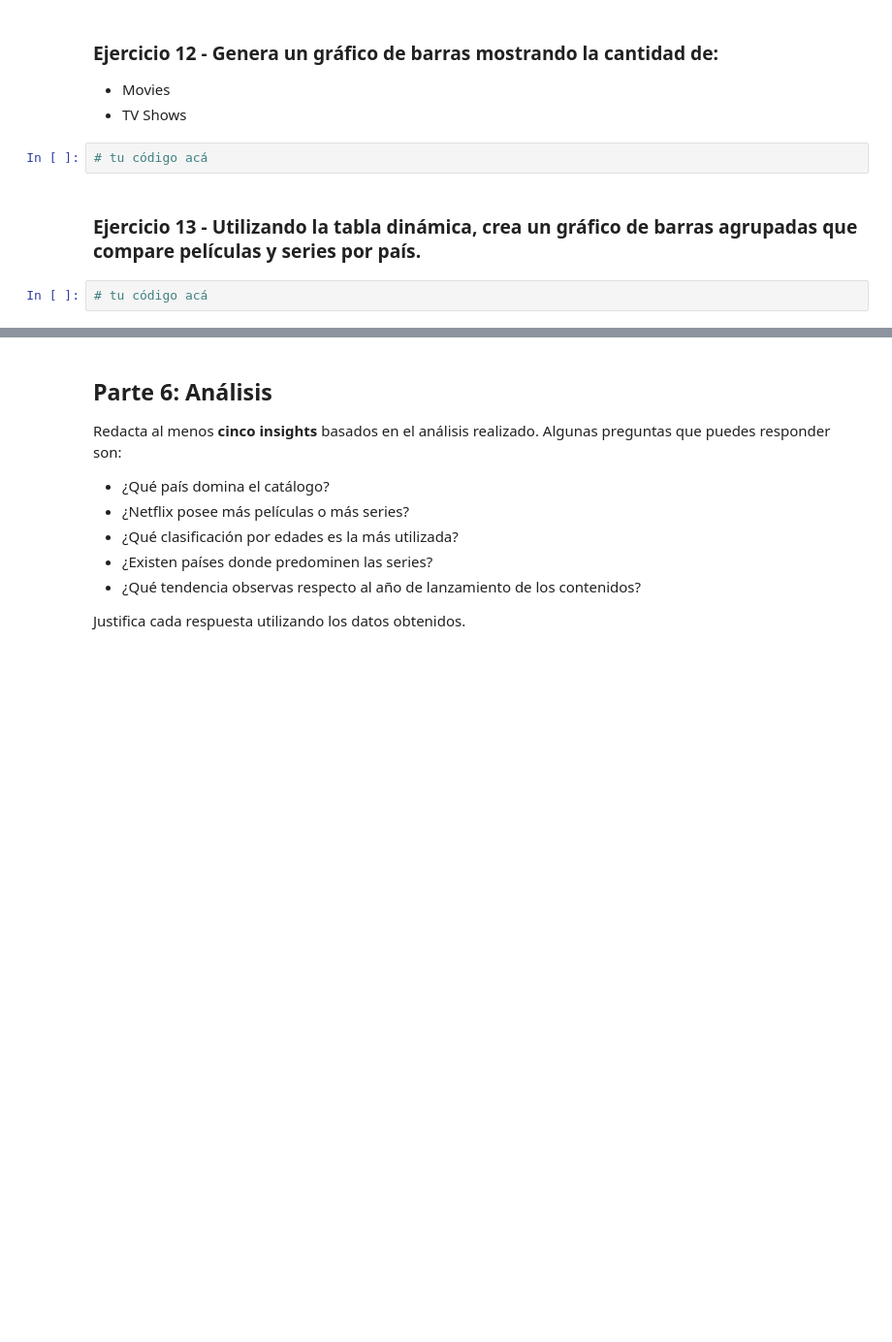
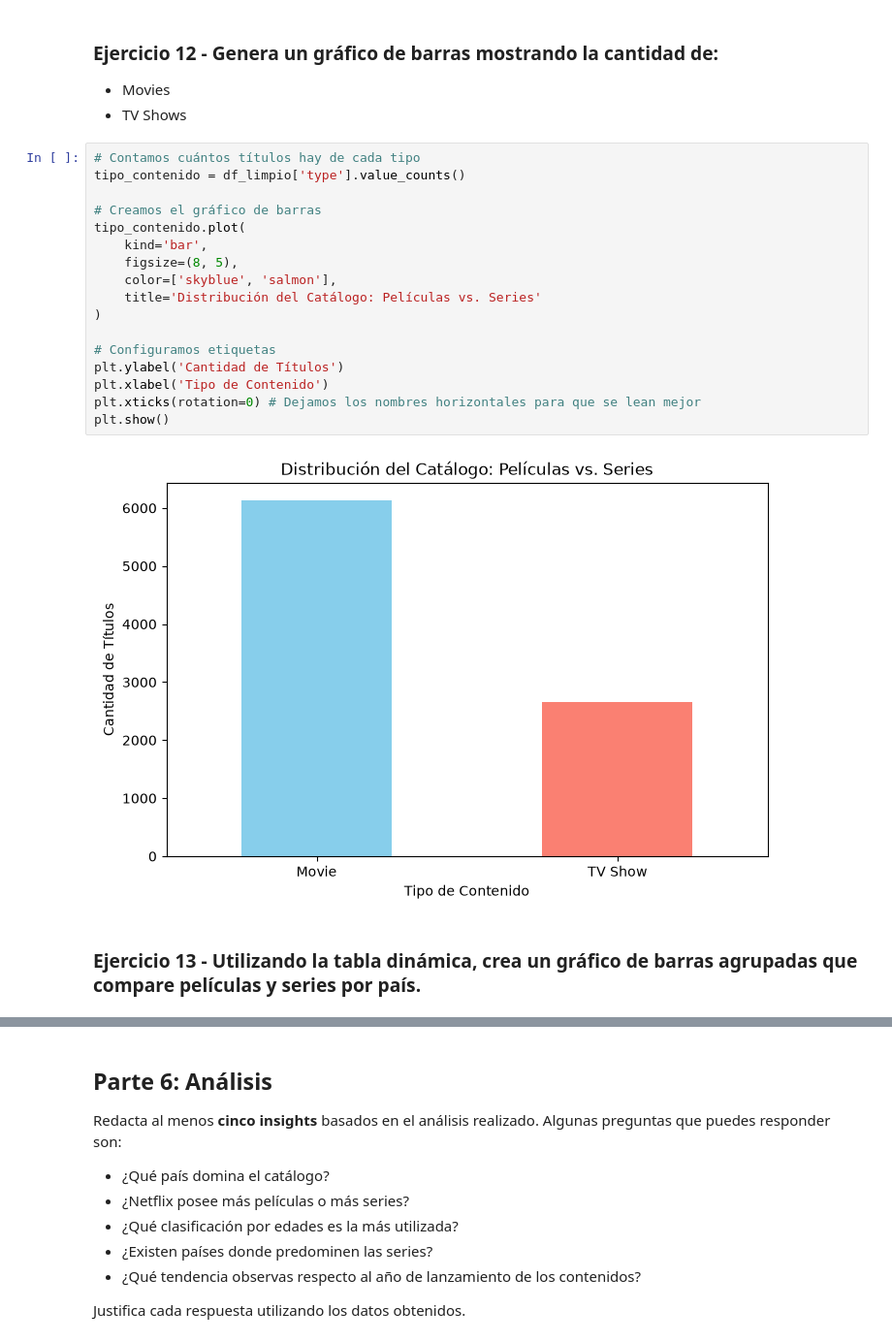
Before and after one commit to lucasandresponce/data-analysis-course, a Jupyter notebook: modulo-3-transformacion/clase-10/practica/notebook.ipynb, the cells around one changed output, grey strips where cells are left out. Shown at 97% size. Cells and saved outputs as stored; diff of their text form; blank space fills up the shorter version.

```diff
--- a/modulo-3-transformacion/clase-10/practica/notebook.ipynb
+++ b/modulo-3-transformacion/clase-10/practica/notebook.ipynb
@@ -333,9 +458,24 @@ El gráfico debe incluir:
 
 - Movies
 - TV Shows
-# %%
-# tu código acá
+# %%
+# Contamos cuántos títulos hay de cada tipo
+tipo_contenido = df_limpio['type'].value_counts()
+
+# Creamos el gráfico de barras
+tipo_contenido.plot(
+    kind='bar',
+    figsize=(8, 5),
+    color=['skyblue', 'salmon'],
+    title='Distribución del Catálogo: Películas vs. Series'
+)
+
+# Configuramos etiquetas
+plt.ylabel('Cantidad de Títulos')
+plt.xlabel('Tipo de Contenido')
+plt.xticks(rotation=0) # Dejamos los nombres horizontales para que se lean mejor
+plt.show()
+# %% [output]
+[figure, added]
 # %% [markdown]
 ### Ejercicio 13 - Utilizando la tabla dinámica, crea un gráfico de barras agrupadas que compare películas y series por país.
-# %%
-# tu código acá
```
Also changed, not shown: parts of 20 cells of this notebook.
